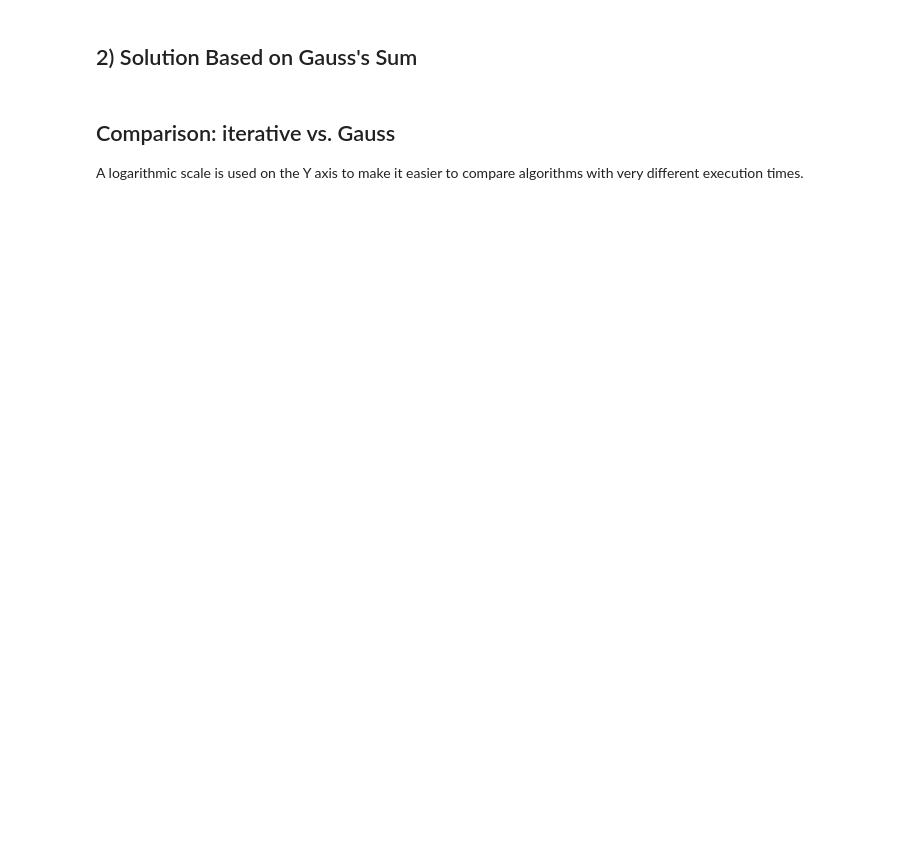
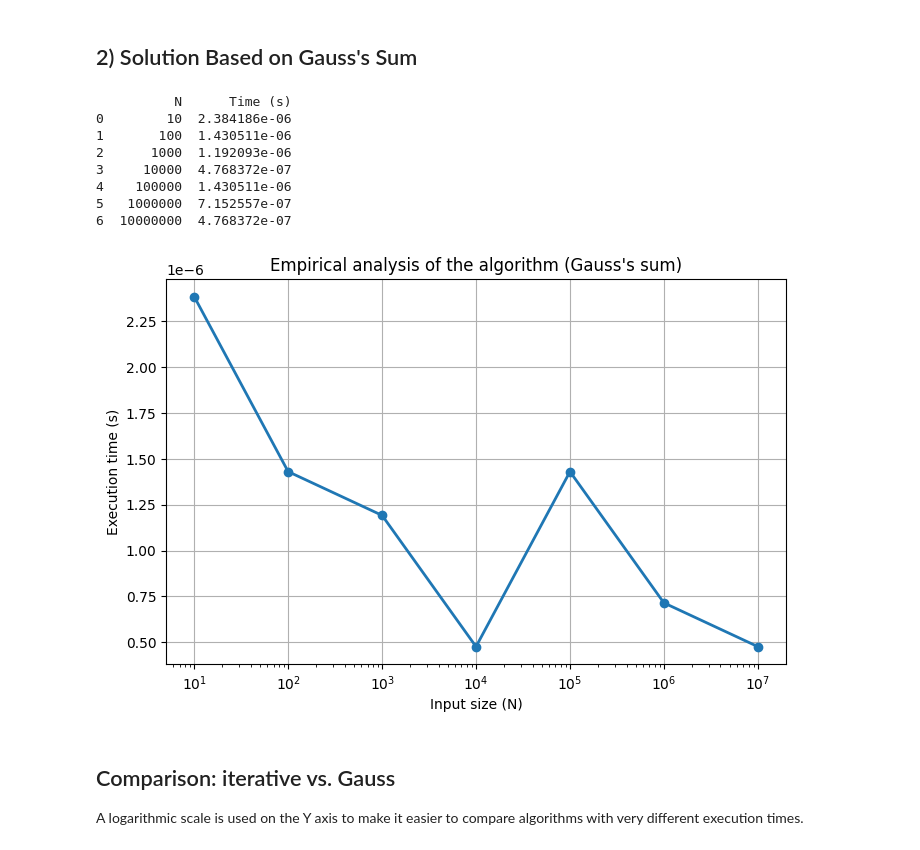
Before and after one commit to isegura/ED, a Jupyter notebook: item3/Empirical_Analysis_en.ipynb, the cells around one changed output. Drawn from its saved outputs; the diff is of its cells as text; code cells hidden in the pictures; blank space fills up the shorter version.

```diff
--- a/item3/Empirical_Analysis_en.ipynb
+++ b/item3/Empirical_Analysis_en.ipynb
@@ -76,33 +90,44 @@ for i in range(1, 8):
 
     start = time.time()
     result = gauss_sum(n)
     end = time.time()
 
     elapsed = end - start
 
     measurements.append([n, elapsed])
 
 df_gauss = pd.DataFrame(measurements, columns=["N", "Time (s)"])
 print(df_gauss)
 
 # Graphical representation
 
 plt.figure(figsize=(8,5))
 
 plt.plot(
     df_gauss["N"],
     df_gauss["Time (s)"],
     marker="o",
     linewidth=2
 )
 
+plt.xscale("log")  # Log scale on the X axis ensures both small and large inputs (N=10 to 10M) are easily readable.
 
 plt.title("Empirical analysis of the algorithm (Gauss's sum)")
 plt.xlabel("Input size (N)")
 plt.ylabel("Execution time (s)")
 plt.grid(True)
 
 plt.show()
+# %% [output]
+          N      Time (s)
+0        10  2.384186e-06
+1       100  1.430511e-06
+2      1000  1.192093e-06
+3     10000  4.768372e-07
+4    100000  1.430511e-06
+5   1000000  7.152557e-07
+6  10000000  4.768372e-07
+[figure, added]
 # %% [markdown]
 ## Comparison: iterative vs. Gauss
 
```
Also changed, not shown: parts of 3 cells of this notebook, 1 other file.
